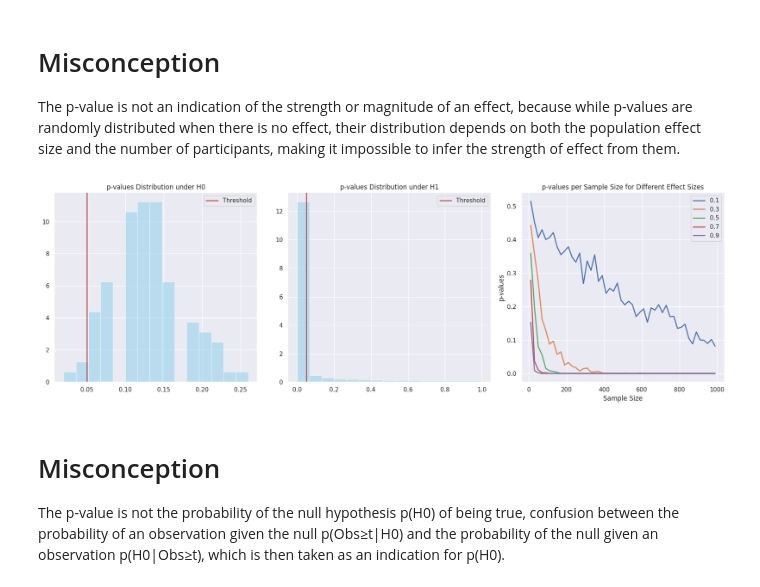
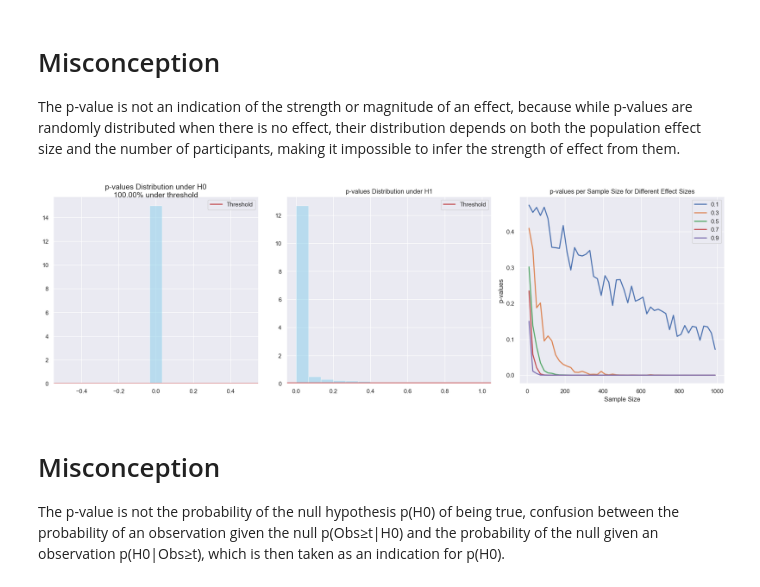
Before and after one commit to CPernet/ReproducibleQuantitativeDataScience, a Jupyter notebook: p_values.ipynb, the cells around one changed output. Drawn from its saved outputs; the diff is of its cells as text; code cells hidden in the pictures.

```diff
--- a/p_values.ipynb
+++ b/p_values.ipynb
@@ -94,12 +92,12 @@ statsb = statsb.reshape(100, -1)
 # Calculate p-values for each value in statsb
 pnull = np.zeros(statsb.shape)
 for i in range(statsb.shape[0]):
-    pnull[i] = 2 * np.minimum(np.mean(statsb[i] > t_stat), np.mean(statsb[i] < t_stat))
+    pnull[i] = 2 * np.minimum(statsb[i] > t_stat, statsb[i] < t_stat)
 
 fig, axs = plt.subplots(1, 3, figsize=(18, 6))
 axs[0].hist(pnull.flatten(), density=True, alpha=0.5, bins=15, color='skyblue')
-axs[0].axvline(0.05, color='r', linestyle='-', linewidth=2, label='Threshold')
-axs[0].set_title('p-values Distribution under H0')
+axs[0].axhline(0.05, color='r', linestyle='-', linewidth=2, label='Threshold')
+axs[0].set_title('p-values Distribution under H0\n'+f"{np.mean(pnull < 0.05) * 100:.2f}% under threshold", fontsize=14, y=0.98)
 axs[0].legend()
 axs[0].grid(True)
 
@@ -109,35 +107,35 @@ effect_index = 1
 p = np.zeros((5, 50, 100))
 pvalues = np.zeros((5, 50))
 effect_size = np.zeros((5, 50))
 for effect in np.arange(0.1, 1.1, 0.2):  # expected effect 0.1, 0.3, 0.5, 0.7, 0.9
     n_index = 1
     for N in range(10, 1001, 20):  # at each turn, increase by 20 participants
         for MC in range(100):  # do it 100 times and take the average to avoid weird variations
             X = np.random.randn(N) + effect
             Y = np.random.randn(N)
             _, p[effect_index-1, n_index-1, MC] = ttest_ind(X[:N], Y[:N])
             pooled_variance = np.sqrt(((N-1) * np.var(X[:N]) + (N-1) * np.var(Y[:N])) / (len(range(1, N)) * 2 - 2))
             ef = (np.mean(X[:N]) - np.mean(Y[:N])) / pooled_variance  # Cohen's d formula
         pvalues[effect_index-1, n_index-1] = np.mean(p[effect_index-1, n_index-1, :])
         effect_size[effect_index-1, n_index-1] = np.mean(ef)
         n_index += 1
     effect_index += 1
 
 axs[1].hist(p.flatten(), density=True, alpha=0.5, bins=15, color='skyblue')
-axs[1].axvline(0.05, color='r', linestyle='-', linewidth=2, label='Threshold')
+axs[1].axhline(0.05, color='r', linestyle='-', linewidth=2, label='Threshold')
 axs[1].set_title('p-values Distribution under H1')
 axs[1].legend()
 axs[1].grid(True)
 
 axs[2].plot(range(10, 1001, 20), pvalues.T, linewidth=2)
 axs[2].grid(True)
 axs[2].set_title('p-values per Sample Size for Different Effect Sizes')
 axs[2].set_xlabel('Sample Size')
 axs[2].set_ylabel('p-values')
 axs[2].legend(['0.1', '0.3', '0.5', '0.7', '0.9'])
 plt.tight_layout()
 # %% [output]
-[figure, old version]
+[figure, new version]
 # %% [markdown]
 # Misconception
 
```
Also changed, not shown: parts of 3 cells of this notebook.
